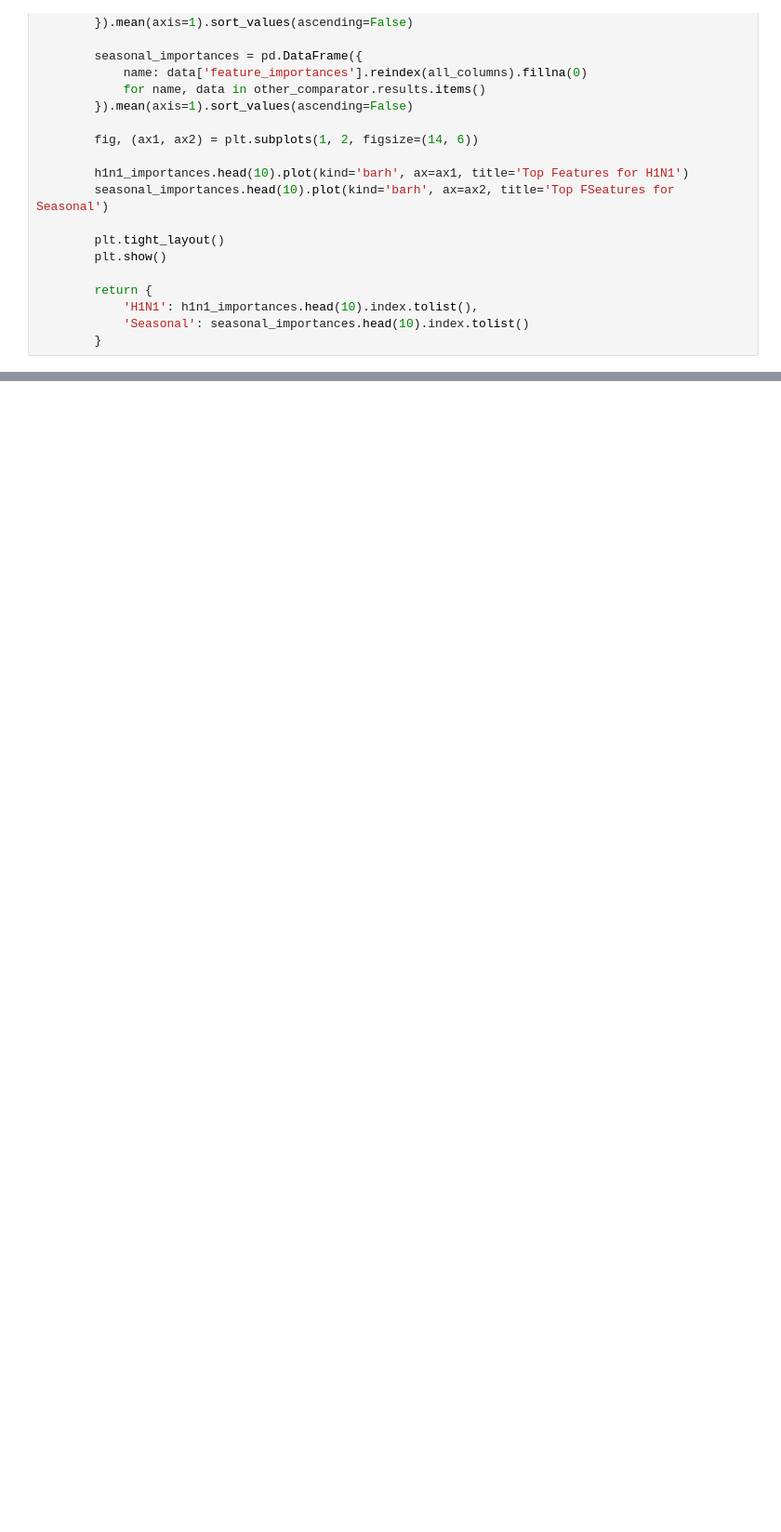
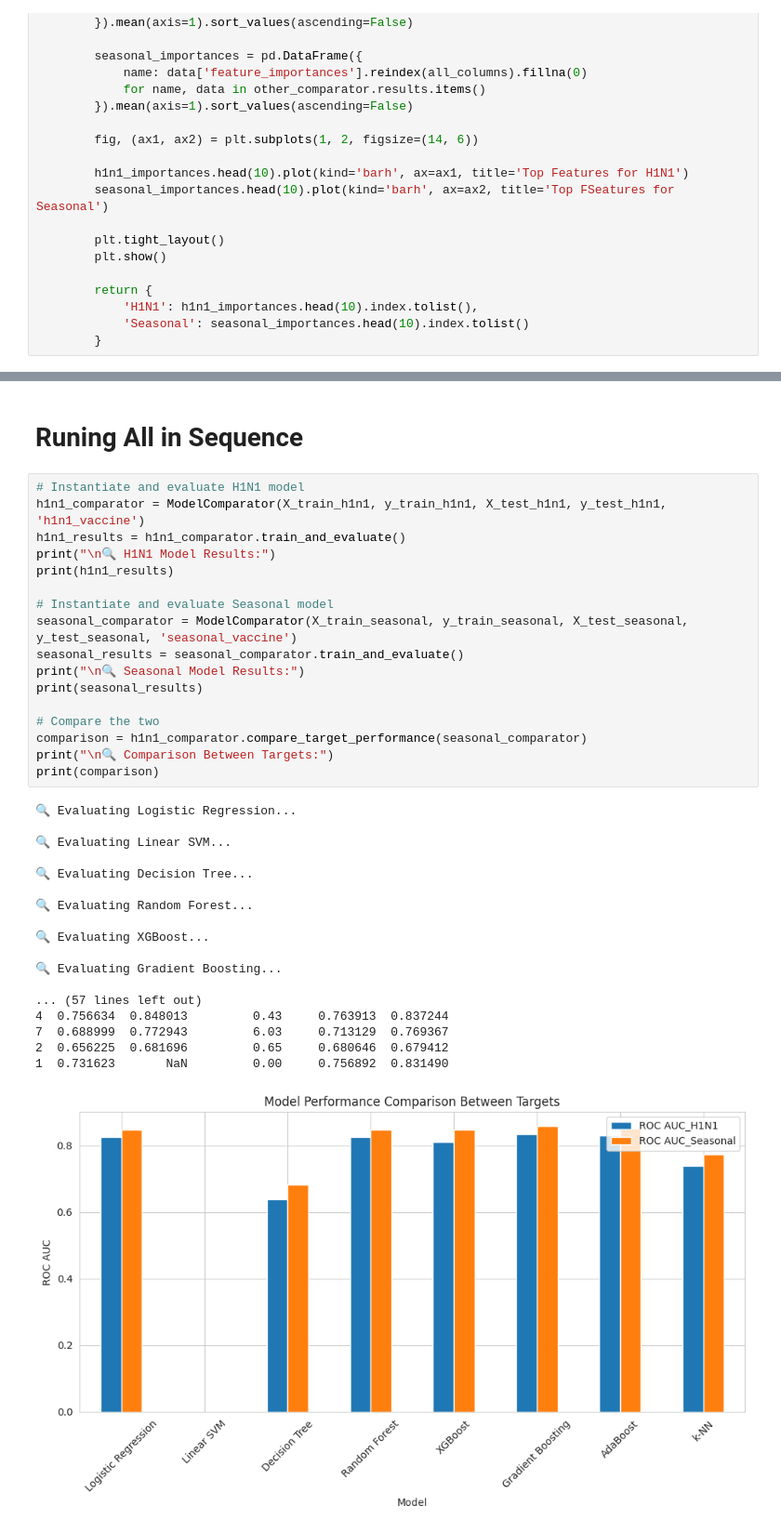
Before and after one commit to albert-raphael/alpha-group, a Jupyter notebook: Notebooks/flu shot.ipynb, the cells around one changed output, grey strips where cells are left out. Shown at 93% size. Saved outputs shown, nothing was run; the diff lists cells and outputs as text; blank space fills up the shorter version.

```diff
--- a/Notebooks/flu shot.ipynb
+++ b/Notebooks/flu shot.ipynb
@@ -2800,0 +2888,38 @@ class ModelComparator:
+# %% [markdown]
+# Runing All in Sequence
+# %%
+# Instantiate and evaluate H1N1 model
+h1n1_comparator = ModelComparator(X_train_h1n1, y_train_h1n1, X_test_h1n1, y_test_h1n1, 'h1n1_vaccine')
+h1n1_results = h1n1_comparator.train_and_evaluate()
+print("\n🔍 H1N1 Model Results:")
+print(h1n1_results)
+
+# Instantiate and evaluate Seasonal model
+seasonal_comparator = ModelComparator(X_train_seasonal, y_train_seasonal, X_test_seasonal, y_test_seasonal, 'seasonal_vaccine')
+seasonal_results = seasonal_comparator.train_and_evaluate()
+print("\n🔍 Seasonal Model Results:")
+print(seasonal_results)
+
+# Compare the two
+comparison = h1n1_comparator.compare_target_performance(seasonal_comparator)
+print("\n🔍 Comparison Between Targets:")
+print(comparison)
+# %% [output]
+🔍 Evaluating Logistic Regression...
+
+🔍 Evaluating Linear SVM...
+
+🔍 Evaluating Decision Tree...
+
+🔍 Evaluating Random Forest...
+
+🔍 Evaluating XGBoost...
+
+🔍 Evaluating Gradient Boosting...
+
+... (57 lines left out)
+4  0.756634  0.848013         0.43     0.763913  0.837244
+7  0.688999  0.772943         6.03     0.713129  0.769367
+2  0.656225  0.681696         0.65     0.680646  0.679412
+1  0.731623       NaN         0.00     0.756892  0.831490
+[figure, added]
```
Also changed, not shown: parts of 27 cells of this notebook.
